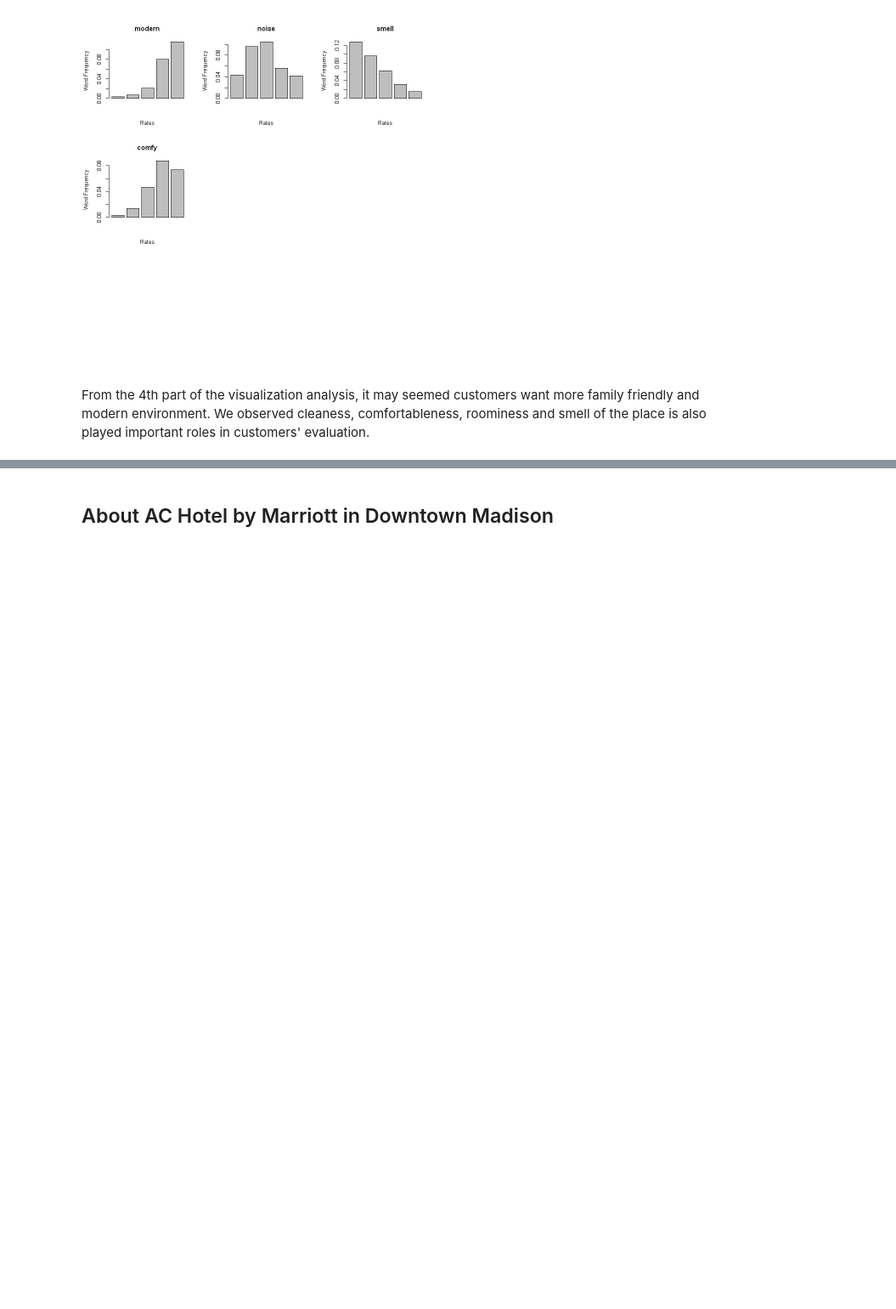
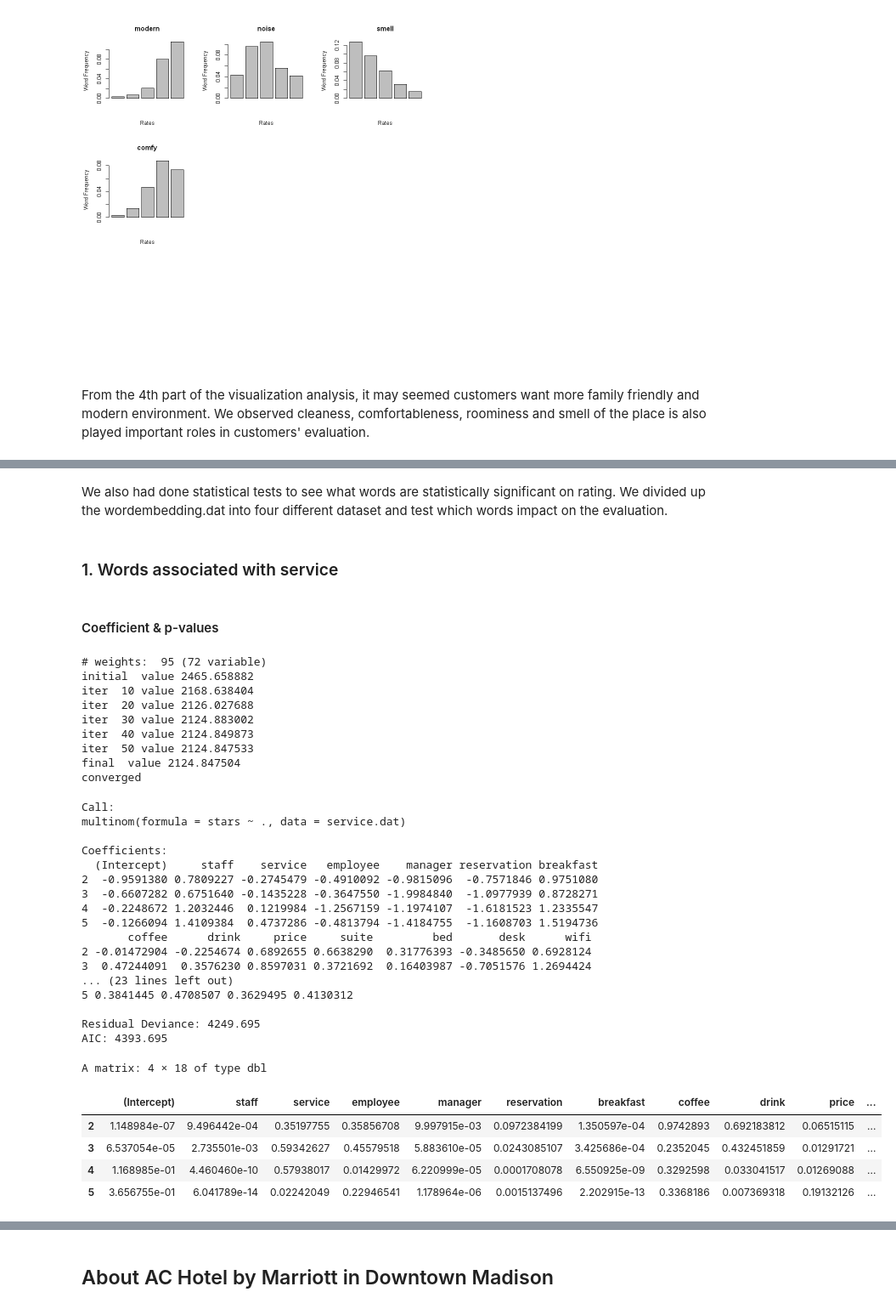
Before and after one commit to cocofreefarm/Module3, a Jupyter notebook: Analysis.ipynb, the cells around one changed output, grey strips where cells are left out. Shown: that part at 85% size. Saved outputs shown, nothing was run; the diff lists cells and outputs as text; code cells hidden in the pictures; blank space fills up the shorter version.

Commit message:
finishing statistical test

```diff
--- a/Analysis.ipynb
+++ b/Analysis.ipynb
@@ -242,0 +241,50 @@ wordembedding.dat[staff+service+employee+manager+reservation+breakfast+coffee+dr
+# %% [markdown]
+We also had done statistical tests to see what words are statistically significant on rating. We divided up the wordembedding.dat into four different dataset and test which words impact on the evaluation.
+# %%
+service.dat <- wordembedding.dat[c("stars","staff","service","employee","manager","reservation","breakfast","coffee","drink","price","suite","bed","desk","wifi","tv","fridge","pillow","towel")]
+facility.dat <- wordembedding.dat[c("stars","room","bathroom","pool","tub","shower","lobby","elevator","wall","parking","gym","amenity")]
+location.dat <- wordembedding.dat[c("stars","shuttle","downtown","airport","distance","bar","location","restaurant","park","near")]
+atmosphere.dat <- wordembedding.dat[c("stars","family","kid","clean","comfortable","small","pretty","quiet","beautiful","spacious","modern","noise","smell","comfy")]
+# %% [markdown]
+### 1. Words associated with service
+# %% [markdown]
+#### Coefficient & p-values
+# %%
+m1.service <- multinom(stars~.,data=service.dat)
+summary(m1.service)
+m1.service.stat <- summary(m1.service)$coefficient/summary(m1.service)$standard.errors
+pval.service.m1 <- 2*(pnorm(abs(m1.service.stat),0,1,lower.tail = FALSE))
+pval.service.m1
+# %% [output]
+# weights:  95 (72 variable)
+initial  value 2465.658882
+iter  10 value 2168.638404
+iter  20 value 2126.027688
+iter  30 value 2124.883002
+iter  40 value 2124.849873
+iter  50 value 2124.847533
+final  value 2124.847504
+converged
+Call:
+multinom(formula = stars ~ ., data = service.dat)
+
+Coefficients:
+  (Intercept)     staff    service   employee    manager reservation breakfast
+2  -0.9591380 0.7809227 -0.2745479 -0.4910092 -0.9815096  -0.7571846 0.9751080
+3  -0.6607282 0.6751640 -0.1435228 -0.3647550 -1.9984840  -1.0977939 0.8728271
+4  -0.2248672 1.2032446  0.1219984 -1.2567159 -1.1974107  -1.6181523 1.2335547
+5  -0.1266094 1.4109384  0.4737286 -0.4813794 -1.4184755  -1.1608703 1.5194736
+       coffee      drink     price     suite         bed       desk      wifi
+2 -0.01472904 -0.2254674 0.6892655 0.6638290  0.31776393 -0.3485650 0.6928124
+3  0.47244091  0.3576230 0.8597031 0.3721692  0.16403987 -0.7051576 1.2694424
+... (23 lines left out)
+5 0.3841445 0.4708507 0.3629495 0.4130312
+
+Residual Deviance: 4249.695
+AIC: 4393.695
+A matrix: 4 × 18 of type dbl
+|  | (Intercept) | staff | service | employee | manager | reservation | breakfast | coffee | drink | price | ... |
+| 2 | 1.148984e-07 | 9.496442e-04 | 0.35197755 | 0.35856708 | 9.997915e-03 | 0.0972384199 | 1.350597e-04 | 0.9742893 | 0.692183812 | 0.06515115 | ... |
+| 3 | 6.537054e-05 | 2.735501e-03 | 0.59342627 | 0.45579518 | 5.883610e-05 | 0.0243085107 | 3.425686e-04 | 0.2352045 | 0.432451859 | 0.01291721 | ... |
+| 4 | 1.168985e-01 | 4.460460e-10 | 0.57938017 | 0.01429972 | 6.220999e-05 | 0.0001708078 | 6.550925e-09 | 0.3292598 | 0.033041517 | 0.01269088 | ... |
+| 5 | 3.656755e-01 | 6.041789e-14 | 0.02242049 | 0.22946541 | 1.178964e-06 | 0.0015137496 | 2.202915e-13 | 0.3368186 | 0.007369318 | 0.19132126 | ... |
```
Also changed, not shown: parts of 27 cells of this notebook, 1 other file.
